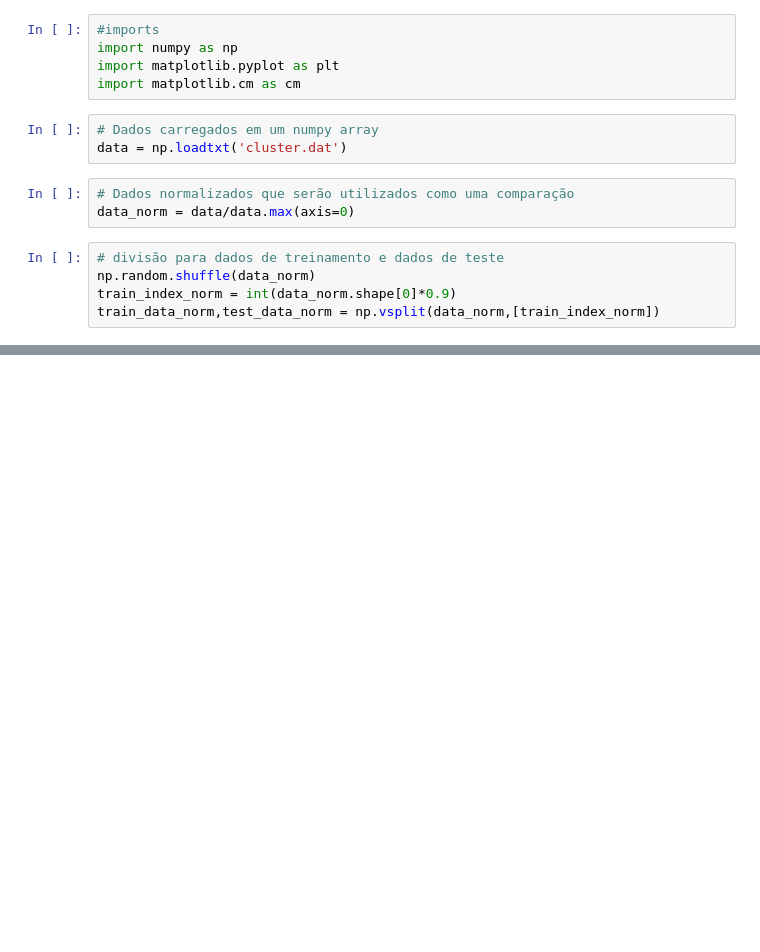
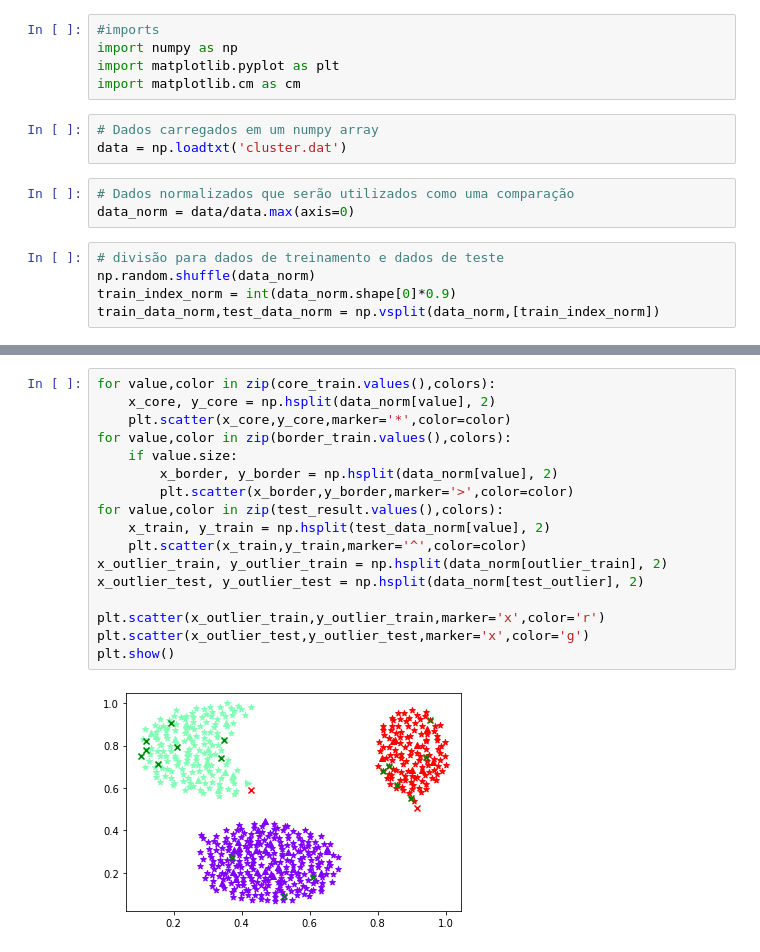
Before and after one commit to Ftmarruda/p1-mc886, a Jupyter notebook: dbscan.ipynb, the cells around one changed output, grey strips where cells are left out. Cells and saved outputs as stored; diff of their text form; blank space fills up the shorter version.

```diff
--- a/dbscan.ipynb
+++ b/dbscan.ipynb
@@ -106,0 +164,19 @@ plt.show()
+# %%
+for value,color in zip(core_train.values(),colors):
+    x_core, y_core = np.hsplit(data_norm[value], 2)
+    plt.scatter(x_core,y_core,marker='*',color=color)
+for value,color in zip(border_train.values(),colors):
+    if value.size:
+        x_border, y_border = np.hsplit(data_norm[value], 2)
+        plt.scatter(x_border,y_border,marker='>',color=color)
+for value,color in zip(test_result.values(),colors):
+    x_train, y_train = np.hsplit(test_data_norm[value], 2)
+    plt.scatter(x_train,y_train,marker='^',color=color)
+x_outlier_train, y_outlier_train = np.hsplit(data_norm[outlier_train], 2)
+x_outlier_test, y_outlier_test = np.hsplit(data_norm[test_outlier], 2)
+
+plt.scatter(x_outlier_train,y_outlier_train,marker='x',color='r')
+plt.scatter(x_outlier_test,y_outlier_test,marker='x',color='g')
+plt.show()
+# %% [output]
+[figure, added]
```
Also changed, not shown: parts of 15 cells of this notebook.
